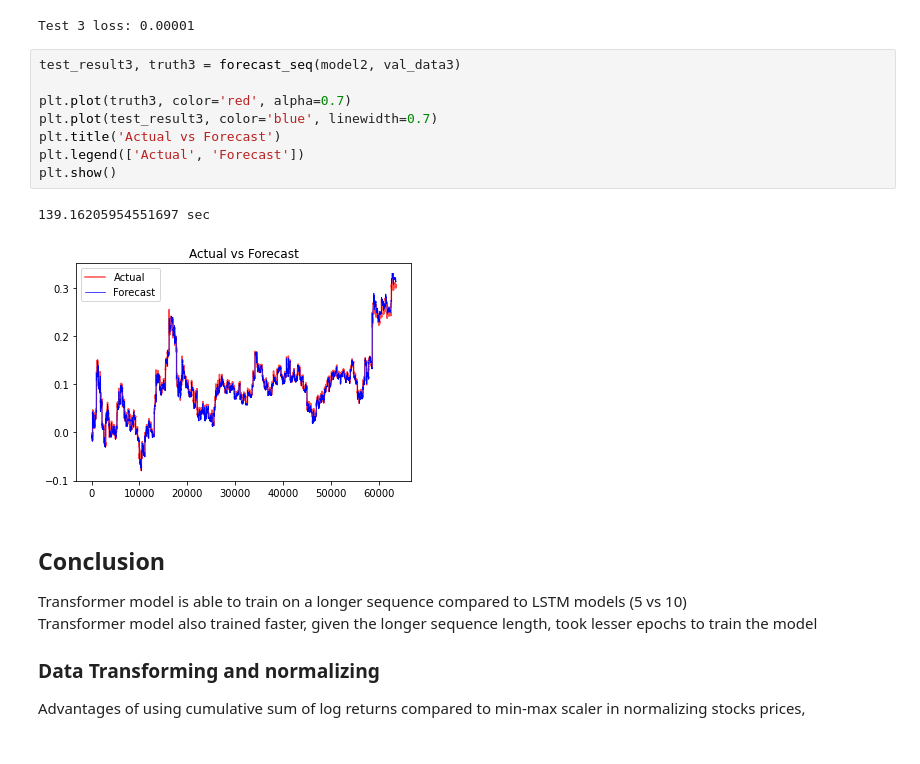
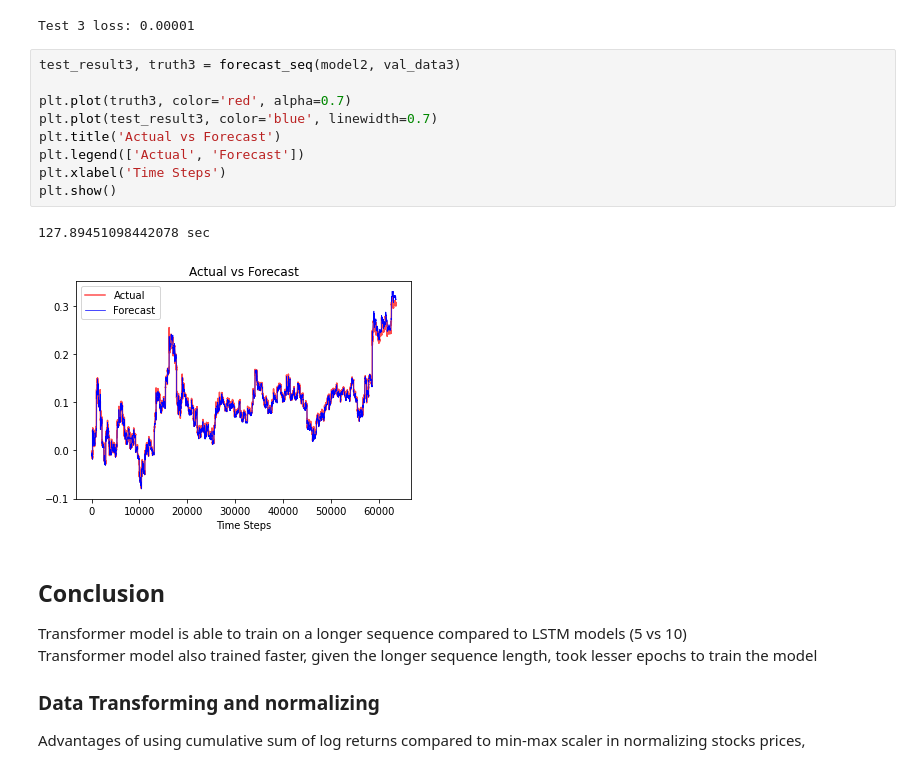
Before and after one commit to ctxj/Time-Series-Transformer-Pytorch, a Jupyter notebook: transformer_model.ipynb, the cells around one changed output. Saved outputs shown, nothing was run; the diff lists cells and outputs as text.

```diff
--- a/transformer_model.ipynb
+++ b/transformer_model.ipynb
@@ -367,14 +372,15 @@ Test 3 loss: 0.00001
 # %%
 test_result3, truth3 = forecast_seq(model2, val_data3)
 
 plt.plot(truth3, color='red', alpha=0.7)
 plt.plot(test_result3, color='blue', linewidth=0.7)
 plt.title('Actual vs Forecast')
 plt.legend(['Actual', 'Forecast'])
+plt.xlabel('Time Steps')
 plt.show()
 # %% [output]
-139.16205954551697 sec
+127.89451098442078 sec
-[figure, old version]
+[figure, new version]
 # %% [markdown]
 ## Conclusion
 Transformer model is able to train on a longer sequence compared to LSTM models (5 vs 10)
```
Also changed, not shown: parts of 6 cells of this notebook.
